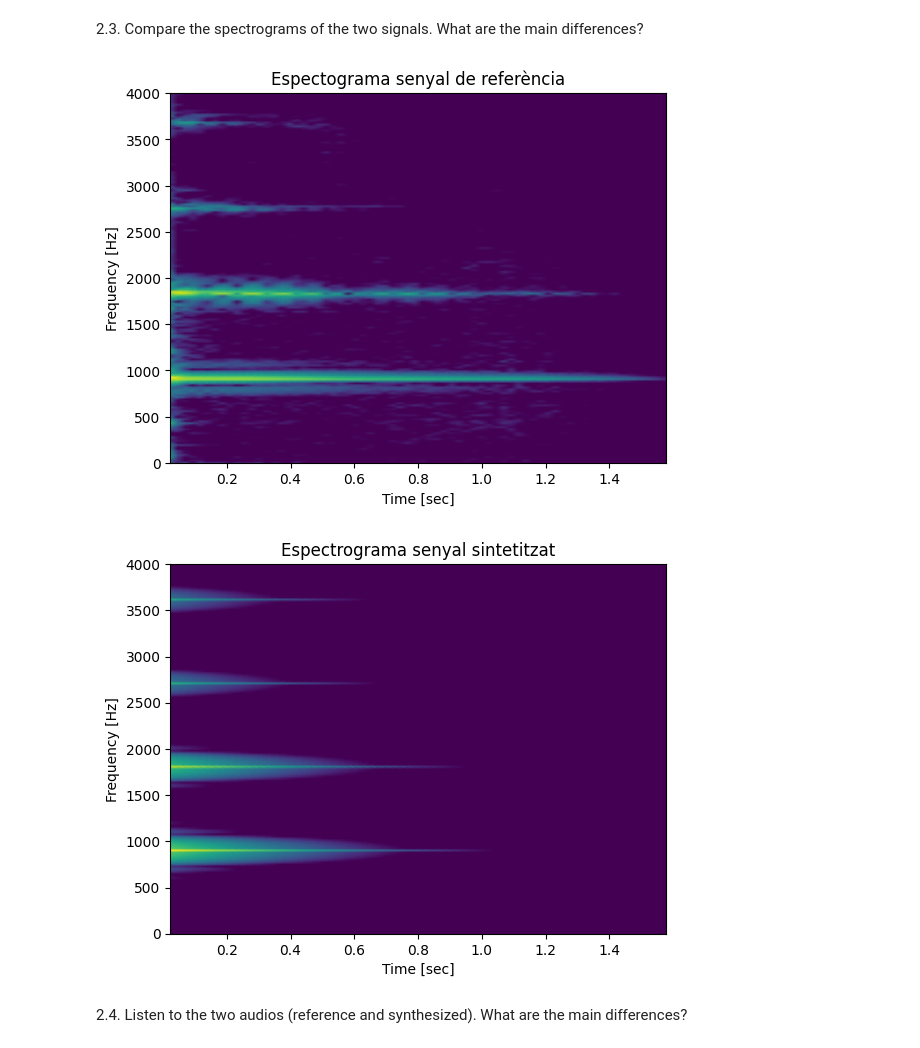
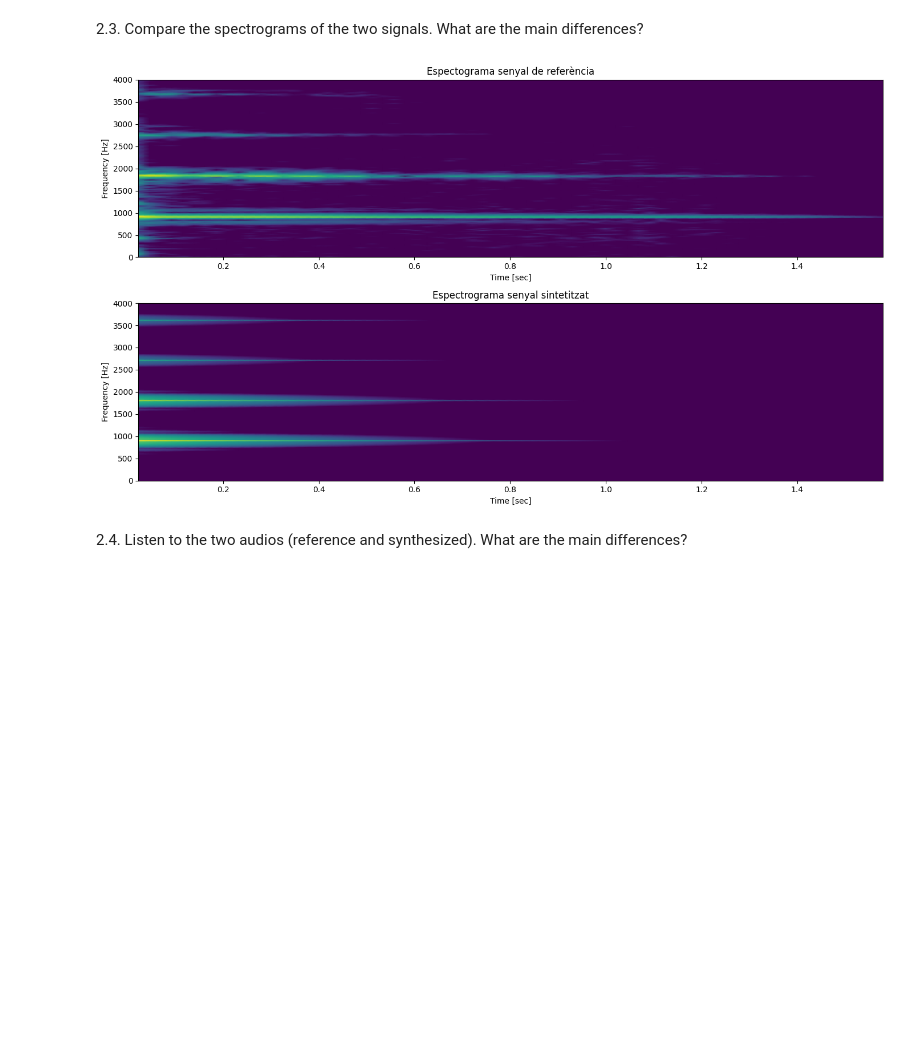
Before and after one commit to martigallego/sis1_group8, a Jupyter notebook: Lab3/Lab3_mar.ipynb, the cells around one changed output. Cells and saved outputs as stored; diff of their text form; code cells hidden in the pictures; blank space fills up the shorter version.

```diff
--- a/Lab3/Lab3_mar.ipynb
+++ b/Lab3/Lab3_mar.ipynb
@@ -115,22 +118,26 @@ plot_spectrum_at(ff, tt, [S, S_synt], time_selected)
 # %%
 window_length = 2048
 
-# Càlcul i plot de l’espectrograma de referència
+plt.figure(figsize=(14, 8))
+
+# Càlcul de l’espectrograma de referència
 ff, tt, S = spectrogram(ref, fs=fs, nperseg=window_length, noverlap=window_length/2)
+plt.subplot(2, 1, 1)
 plot_spectrogram(ff, tt, S)
 plt.ylim([0, 4000])
 plt.title("Espectograma senyal de referència")
-plt.show()
 
-# Càlcul i plot de l’espectrograma sintetitzat
+# Càlcul de l’espectrograma sintetitzat
 ff, tt, S_synt = spectrogram(y_synt, fs=fs, nperseg=window_length, noverlap=window_length/2)
+plt.subplot(2, 1, 2)
 plot_spectrogram(ff, tt, S_synt)
 plt.ylim([0, 4000])
 plt.title('Espectrograma senyal sintetitzat')
+
+plt.tight_layout()
 plt.show()
 # %% [output]
-[figure, old version]
+[figure, new version]
-[figure, removed]
 # %% [markdown]
 2.4. Listen to the two audios (reference and synthesized). What are the main differences?
 # %%
```
Also changed, not shown: parts of 5 cells of this notebook.
